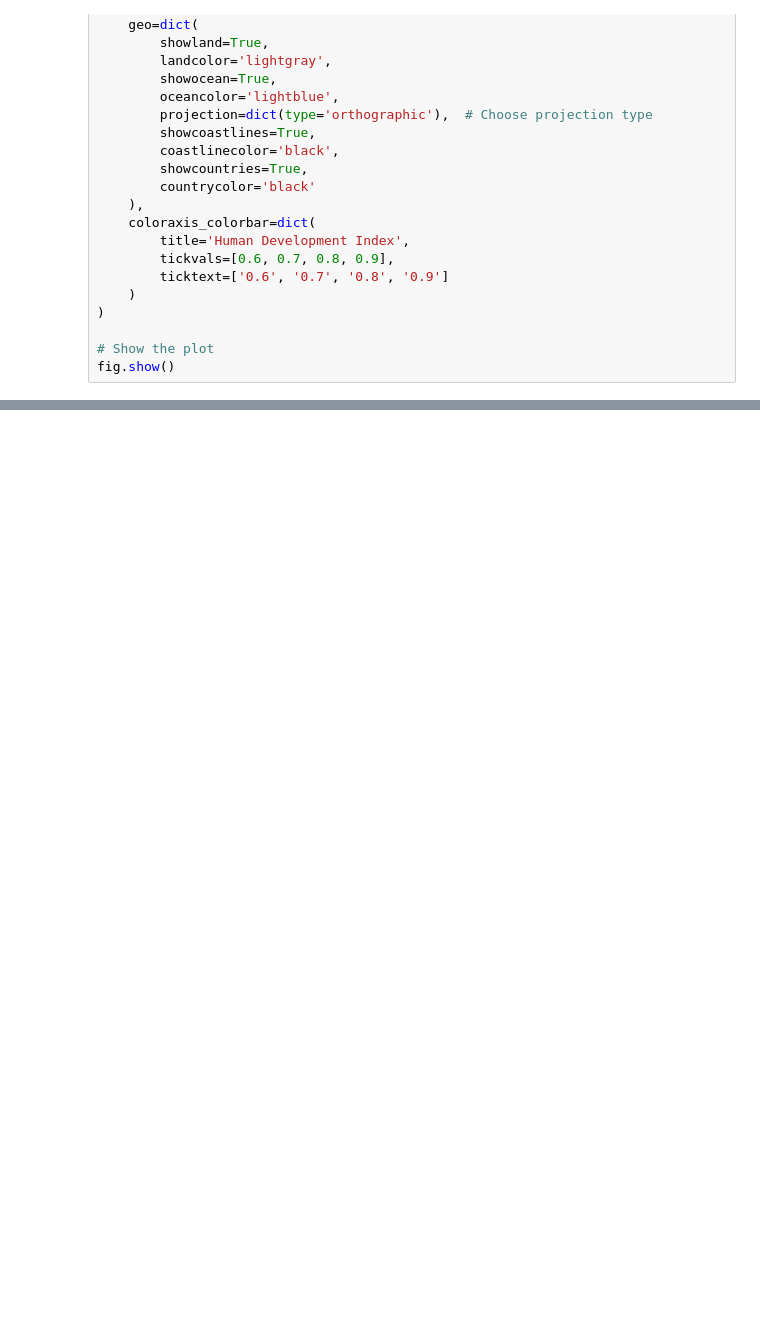
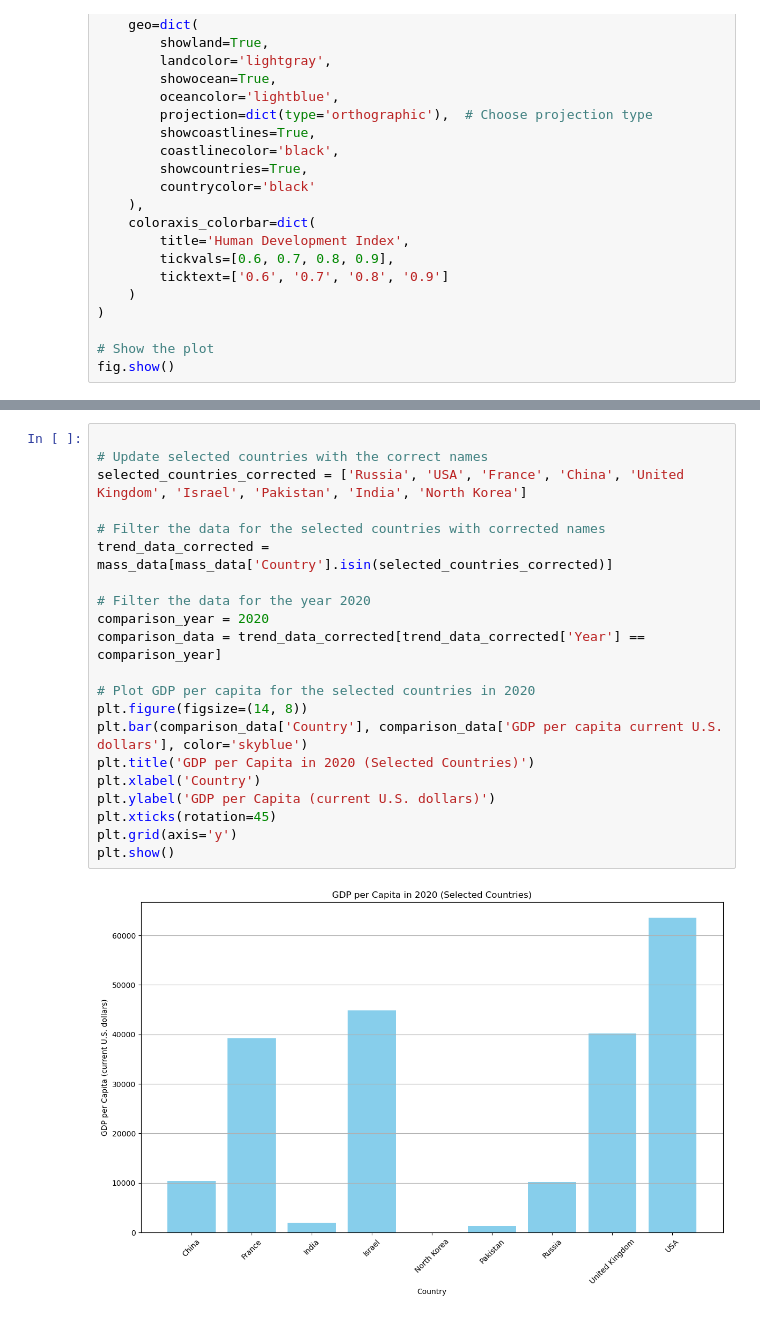
Before and after one commit to Blackbullbjj/eco_v_nukes, a Jupyter notebook: enviornment.ipynb, the cells around one changed output, grey strips where cells are left out. Cells and saved outputs as stored; diff of their text form; blank space fills up the shorter version.

```diff
--- a/enviornment.ipynb
+++ b/enviornment.ipynb
@@ -195,0 +227,23 @@ fig.show()
+# %%
+
+# Update selected countries with the correct names
+selected_countries_corrected = ['Russia', 'USA', 'France', 'China', 'United Kingdom', 'Israel', 'Pakistan', 'India', 'North Korea']
+
+# Filter the data for the selected countries with corrected names
+trend_data_corrected = mass_data[mass_data['Country'].isin(selected_countries_corrected)]
+
+# Filter the data for the year 2020
+comparison_year = 2020
+comparison_data = trend_data_corrected[trend_data_corrected['Year'] == comparison_year]
+
+# Plot GDP per capita for the selected countries in 2020
+plt.figure(figsize=(14, 8))
+plt.bar(comparison_data['Country'], comparison_data['GDP per capita current U.S. dollars'], color='skyblue')
+plt.title('GDP per Capita in 2020 (Selected Countries)')
+plt.xlabel('Country')
+plt.ylabel('GDP per Capita (current U.S. dollars)')
+plt.xticks(rotation=45)
+plt.grid(axis='y')
+plt.show()
+# %% [output]
+[figure, added]
```
Also changed, not shown: parts of 11 cells of this notebook, 4 other files.
